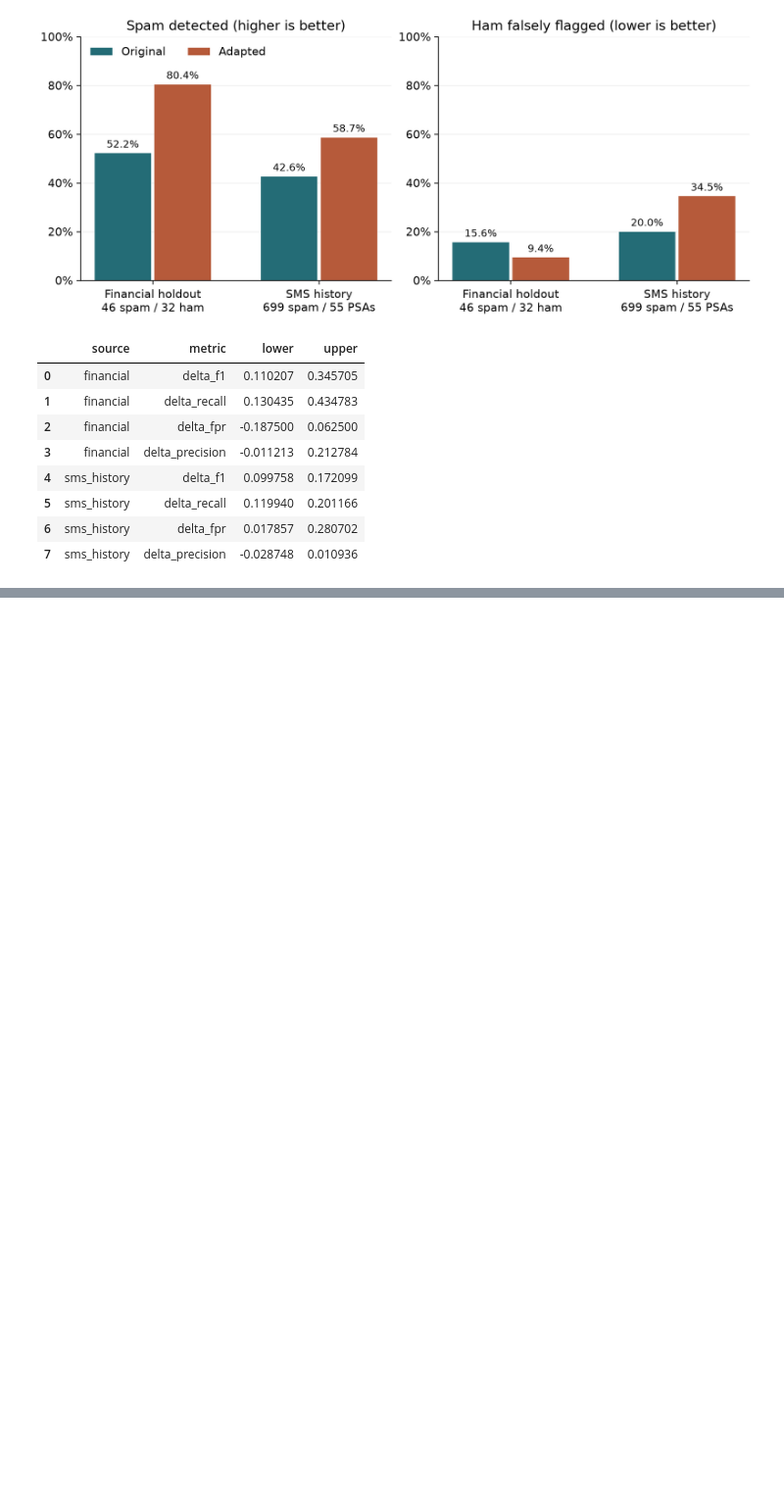
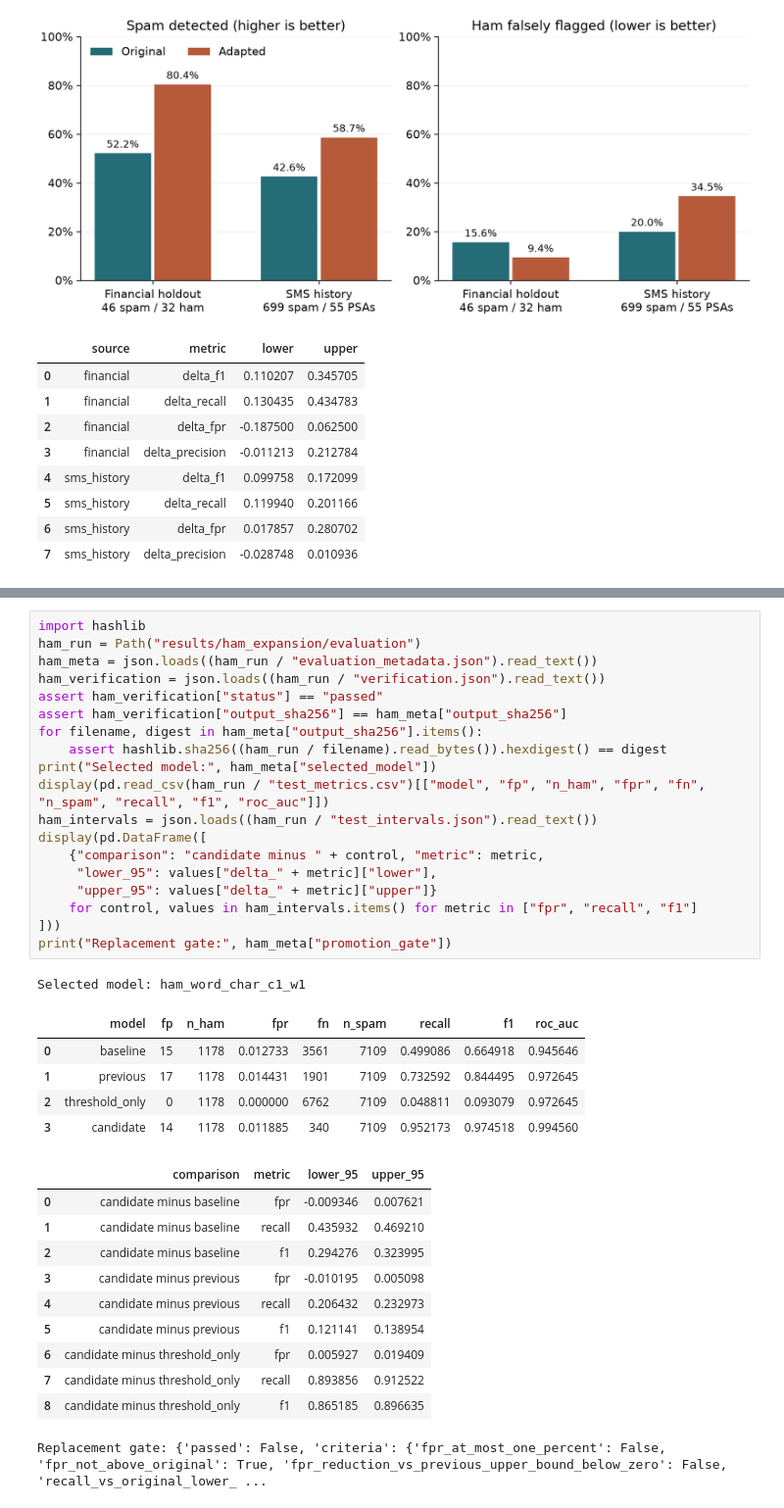
Before and after one commit to altynbk/sms-spam-detection, a Jupyter notebook: ML_Spam_Detector.ipynb, the cells around one changed output, grey strips where cells are left out. Shown at 98% size. Saved outputs shown, nothing was run; the diff lists cells and outputs as text; blank space fills up the shorter version.

```diff
--- a/ML_Spam_Detector.ipynb
+++ b/ML_Spam_Detector.ipynb
@@ -530,3 +538,40 @@ Replacement criterion passed: False
+# %%
+import hashlib
+ham_run = Path("results/ham_expansion/evaluation")
+ham_meta = json.loads((ham_run / "evaluation_metadata.json").read_text())
+ham_verification = json.loads((ham_run / "verification.json").read_text())
+assert ham_verification["status"] == "passed"
+assert ham_verification["output_sha256"] == ham_meta["output_sha256"]
+for filename, digest in ham_meta["output_sha256"].items():
+    assert hashlib.sha256((ham_run / filename).read_bytes()).hexdigest() == digest
+print("Selected model:", ham_meta["selected_model"])
+display(pd.read_csv(ham_run / "test_metrics.csv")[["model", "fp", "n_ham", "fpr", "fn", "n_spam", "recall", "f1", "roc_auc"]])
+ham_intervals = json.loads((ham_run / "test_intervals.json").read_text())
+display(pd.DataFrame([
+    {"comparison": "candidate minus " + control, "metric": metric,
+     "lower_95": values["delta_" + metric]["lower"],
+     "upper_95": values["delta_" + metric]["upper"]}
+    for control, values in ham_intervals.items() for metric in ["fpr", "recall", "f1"]
+]))
+print("Replacement gate:", ham_meta["promotion_gate"])
+# %% [output]
+Selected model: ham_word_char_c1_w1
+|  | model | fp | n_ham | fpr | fn | n_spam | recall | f1 | roc_auc |
+| 0 | baseline | 15 | 1178 | 0.012733 | 3561 | 7109 | 0.499086 | 0.664918 | 0.945646 |
+| 1 | previous | 17 | 1178 | 0.014431 | 1901 | 7109 | 0.732592 | 0.844495 | 0.972645 |
+| 2 | threshold_only | 0 | 1178 | 0.000000 | 6762 | 7109 | 0.048811 | 0.093079 | 0.972645 |
+| 3 | candidate | 14 | 1178 | 0.011885 | 340 | 7109 | 0.952173 | 0.974518 | 0.994560 |
+|  | comparison | metric | lower_95 | upper_95 |
+| 0 | candidate minus baseline | fpr | -0.009346 | 0.007621 |
+| 1 | candidate minus baseline | recall | 0.435932 | 0.469210 |
+| 2 | candidate minus baseline | f1 | 0.294276 | 0.323995 |
+| 3 | candidate minus previous | fpr | -0.010195 | 0.005098 |
+| 4 | candidate minus previous | recall | 0.206432 | 0.232973 |
+| 5 | candidate minus previous | f1 | 0.121141 | 0.138954 |
+| 6 | candidate minus threshold_only | fpr | 0.005927 | 0.019409 |
+| 7 | candidate minus threshold_only | recall | 0.893856 | 0.912522 |
+| 8 | candidate minus threshold_only | f1 | 0.865185 | 0.896635 |
+Replacement gate: {'passed': False, 'criteria': {'fpr_at_most_one_percent': False, 'fpr_not_above_original': True, 'fpr_reduction_vs_previous_upper_bound_below_zero': False, 'recall_vs_original_lower_ ...
 # %% [markdown]
 ## Interpretation and limitations
 
```
Also changed, not shown: parts of 2 cells of this notebook, 9 other files.
